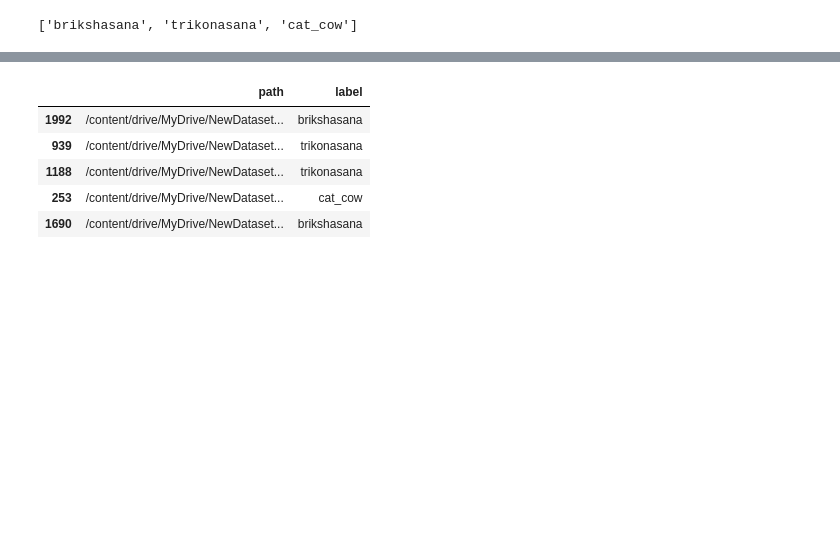
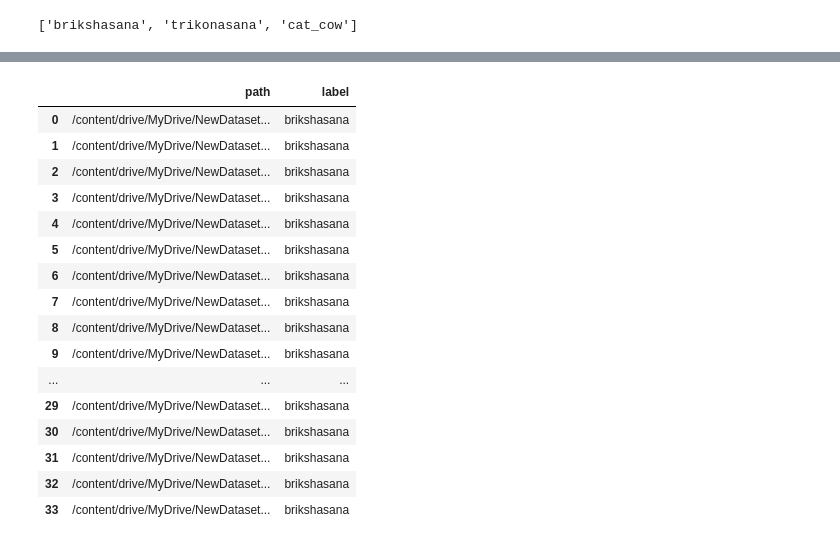
Before and after one commit to bibekebib/Major-project-raw-files, a Jupyter notebook: Extracting_only_human_body_Frames_on_new_sagar_data.ipynb, the cells around one changed output, grey strips where cells are left out. Cells and saved outputs as stored; diff of their text form; code cells hidden in the pictures; blank space fills up the shorter version.

```diff
--- a/Extracting_only_human_body_Frames_on_new_sagar_data.ipynb
+++ b/Extracting_only_human_body_Frames_on_new_sagar_data.ipynb
@@ -221,14 +233,25 @@ df.head
 # %%
-df = df.sample(frac=1)
+# df = df.sample(frac=1)
 # %%
-df.head()
+df.head(34)
 # %% [output]
 |  | path | label |
-| 1992 | /content/drive/MyDrive/NewDataset... | brikshasana |
-| 939 | /content/drive/MyDrive/NewDataset... | trikonasana |
-| 1188 | /content/drive/MyDrive/NewDataset... | trikonasana |
-| 253 | /content/drive/MyDrive/NewDataset... | cat_cow |
-| 1690 | /content/drive/MyDrive/NewDataset... | brikshasana |
+| 0 | /content/drive/MyDrive/NewDataset... | brikshasana |
+| 1 | /content/drive/MyDrive/NewDataset... | brikshasana |
+| 2 | /content/drive/MyDrive/NewDataset... | brikshasana |
+| 3 | /content/drive/MyDrive/NewDataset... | brikshasana |
+| 4 | /content/drive/MyDrive/NewDataset... | brikshasana |
+| 5 | /content/drive/MyDrive/NewDataset... | brikshasana |
+| 6 | /content/drive/MyDrive/NewDataset... | brikshasana |
+| 7 | /content/drive/MyDrive/NewDataset... | brikshasana |
+| 8 | /content/drive/MyDrive/NewDataset... | brikshasana |
+| 9 | /content/drive/MyDrive/NewDataset... | brikshasana |
+| ... | ... | ... |
+| 29 | /content/drive/MyDrive/NewDataset... | brikshasana |
+| 30 | /content/drive/MyDrive/NewDataset... | brikshasana |
+| 31 | /content/drive/MyDrive/NewDataset... | brikshasana |
+| 32 | /content/drive/MyDrive/NewDataset... | brikshasana |
+| 33 | /content/drive/MyDrive/NewDataset... | brikshasana |
 # %%
 df.to_csv('newdf_image_path.csv')
 # %%
```
Also changed, not shown: parts of 8 cells of this notebook.
